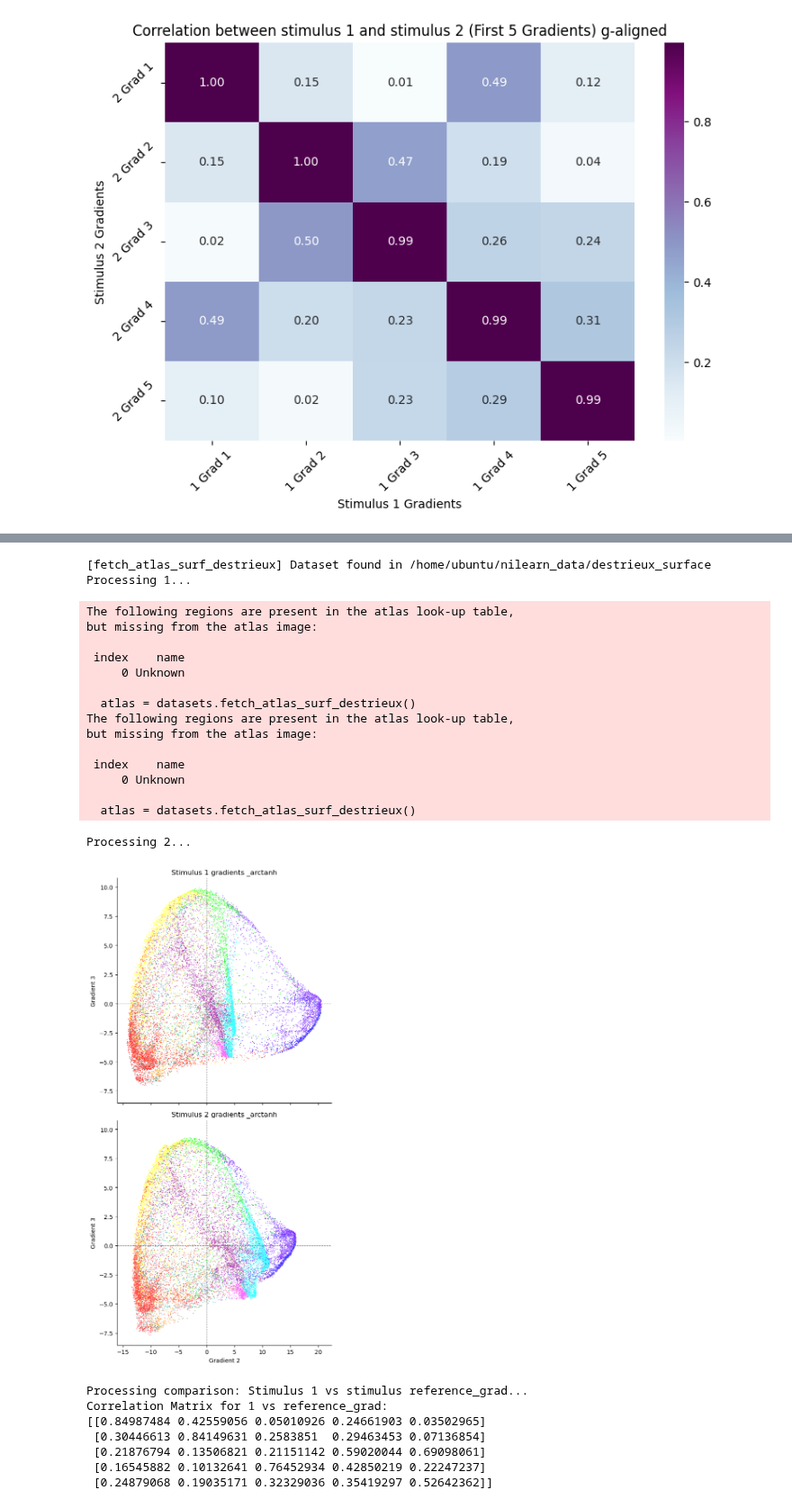
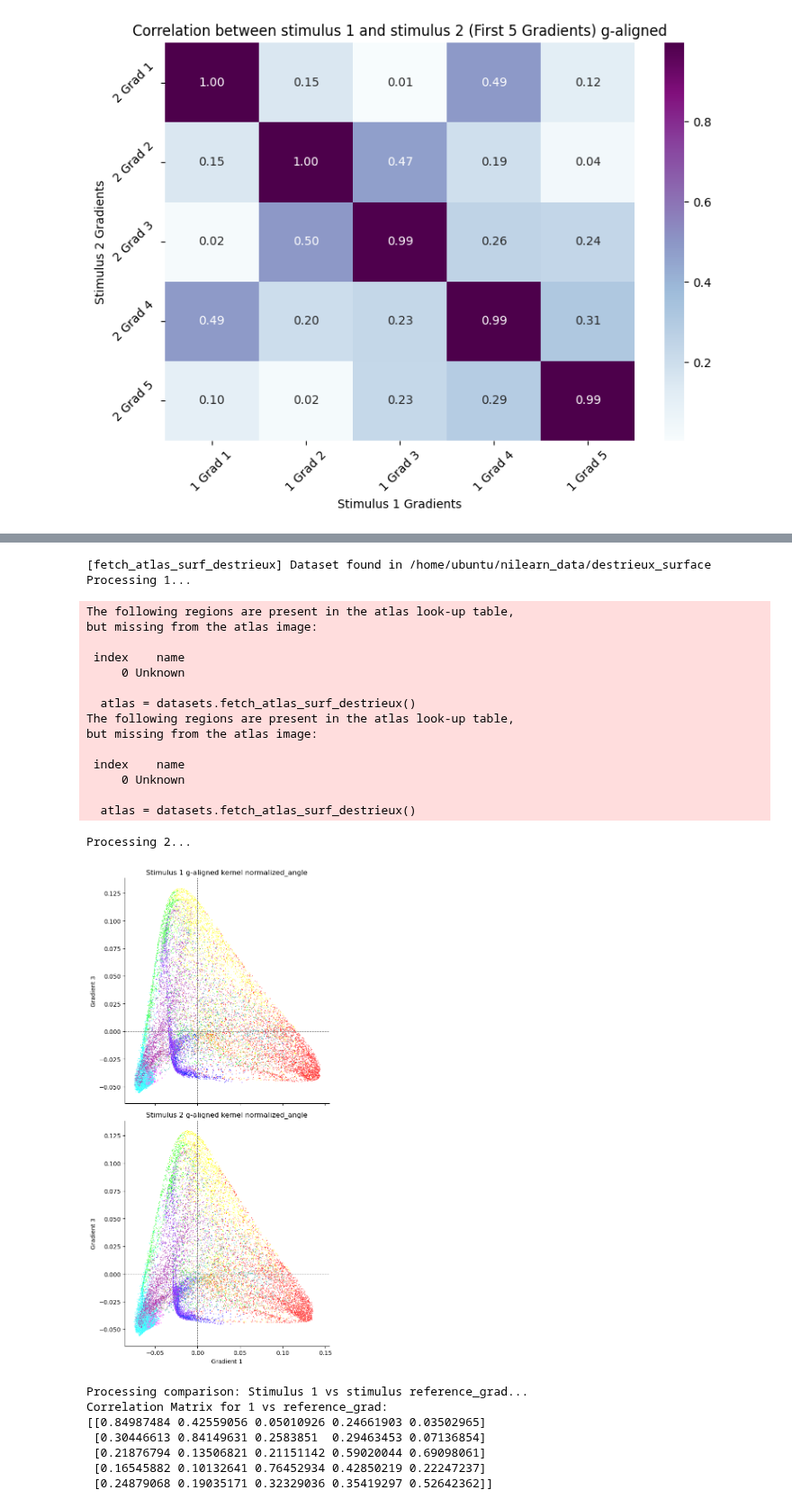
Before and after one commit to mrenke/parietal_patterns, a Jupyter notebook: sophie/average_gradient_glmsingle.ipynb, the cells around one changed output, grey strips where cells are left out. Shown at 90% size. Saved outputs shown, nothing was run; the diff lists cells and outputs as text; code cells hidden in the pictures.

```diff
--- a/sophie/average_gradient_glmsingle.ipynb
+++ b/sophie/average_gradient_glmsingle.ipynb
@@ -236,6 +264,3 @@ print(np.min(connectivity_matrix), np.max(connectivity_matrix))
 # for stim 1 no group --> -0.1755429620350623 0.9764788884936941
 # %% [output]
 -0.1755429620350623 0.9764788884936941
-# %%
-g_ref = np.load(op.join(bids_folder_matrices,'derivatives', 'gradients.glmsingle','sub-All', f'stimulus_{stimulus}', f'sub-All_gradients_space-fsaverag5_n10_stimulus_{stimulus}_betas.npy')) # same labeling_noParcel as cm_unfiltered
-g_ref.shape
@@ -406,13 +545,14 @@ bids_folder_matrices = '/mnt_AdaBD_largefiles/Data/SMILE_DATA/DNumRisk/ds-dnumri
 specification = '' # align_spec = '_align-procrustes'
 
 sub = 'All'
-stim = 'both'
+stimuli = ['1', '2']
 groups = ['0', '1']
-spec = 'gradients'  #g-aligned
-grad = {'0': [],
-        '1': []}
+spec = 'gradients'  # g-aligned
+kernel = 'normalized_angle' # None
+grad = {'0': {'1': [], '2': []},
+        '1': {'1': [], '2': []}}
 
 for group in groups:
-    target_dir = op.join(bids_folder_matrices, 'derivatives', 'gradients.glmsingle', f'sub-{sub}', f'stimulus_{stim}')
-
-    grad[group] = np.load(op.join(target_dir,f'sub-{sub}_{spec}_space-fsaverag5_n10{specification}_stimulus_{stim}_group-{group}_betas.npy'))
+        for stim in stimuli:
+                target_dir = op.join(bids_folder_matrices, 'derivatives', 'gradients.glmsingle', f'sub-{sub}', f'stimulus_{stim}')
+                grad[group][stim] = np.load(op.join(target_dir,f'sub-{sub}_{spec}_space-fsaverag5_n10{specification}_stimulus-{stim}_betas_kernel-{kernel}_group-{group}.npy'))
@@ -640,8 +857,4 @@ for stim in stimuli:
-# %%
-caNets_fsav5_mapping = caNets_fsav5_mapping[mask]
 # %%
-# remember to load bids_folder definition
-
 import numpy as np
 import os.path as op
 import pandas as pd
@@ -649,13 +862,15 @@ import seaborn as sns
 import matplotlib.pyplot as plt
 from my_utils import get_basic_mask
 
+bids_folder_matrices = '/mnt_AdaBD_largefiles/Data/SMILE_DATA/DNumRisk/ds-dnumrisk'
+
 mask, labeling_noParcel = get_basic_mask()
 
 sub = 'All'
 stimuli_types = ['1', '2']
-spec = 'gradients'  # g-aligned
-arctanh = '_arctanh' #''
-network_map = caNets_fsav5_mapping # needs to be masked!! # precis_map
+spec = 'g-aligned'  # gradients
+kernel = 'normalized_angle' # None
+network_map = caNets_fsav5_mapping[mask] # only ca map needs to be masked!! #  precis_map
 
 # Create a dictionary mapping network names to colors
 network_colors = {name: color for name, color in zip(CAatlas_names['Network Name'], ca_cmap.colors[1:])}
@@ -675,57 +890,65 @@ for i, stimulus in enumerate(stimuli_types):  # Use enumerate to get the index (
         # Load the combined gradient matrix for the current stimulus
         gradients = np.load(op.join(bids_folder_matrices, 'derivatives', 'gradients.glmsingle',
                                      f'sub-{sub}', f'stimulus_{stimulus}',
-                                     f'sub-{sub}_{spec}_space-fsaverag5_n10_stimulus_{stimulus}_betas{arctanh}.npy'))
+                                     f'sub-{sub}_{spec}_space-fsaverag5_n10_stimulus-{stimulus}_betas_kernel-{kernel}_av-aligned.npy'))
 
-        # Extract the first two rows (Gradient 1 and Gradient 2)
-        grad1 = -gradients[0, :][mask]  # First row: Gradient 1, need to flip this gradient
-        grad2 = gradients[1, :][mask]  # Second row: Gradient 2
-        grad3 = gradients[2, :][mask]  # Second row: Gradient 3
+        if stimulus == '1':
+            # Extract the first two rows (Gradient 1 and Gradient 2)
+            grad1 = gradients[0, :][mask]  # First row: Gradient 1, need to flip this gradient
+            grad2 = gradients[1, :][mask]  # Second row: Gradient 2
+            grad3 = gradients[2, :][mask]  # Second row: Gradient 3
+
+        else:
+            # Extract the first two rows (Gradient 1 and Gradient 2)
+            grad1 = gradients[0, :][mask]  # First row: Gradient 1, need to flip this gradient for stim 2
+            grad2 = gradients[1, :][mask]  # Second row: Gradient 2, need to flip this gradient for stim 2
+            grad3 = gradients[2, :][mask]  # Second row: Gradient 3
+
 
         # Create a DataFrame for plotting
         df = pd.DataFrame({
             'Gradient 1': grad1,
             'Gradient 2': grad2,
             'Gradient 3': grad3,
-            'ca_network': network_map # [stim]  # Map network indices to vertices
+            'ca_network': network_map #   # Map network indices to vertices [stim]
         })
 
         # Map network names to the ca_network column
         df['ca_network_name'] = df['ca_network'].map(CAatlas_names['Network Name'])
 
         # Scatter plot of Gradient 1 vs Gradient 2
-        sns.scatterplot(data=df, x='Gradient 2', y='Gradient 3', hue='ca_network_name',
+        sns.scatterplot(data=df, x='Gradient 1', y='Gradient 3', hue='ca_network_name',
                         palette=network_colors, s=1.4, legend=False, ax=axs[i])
-        axs[i].set(title=f'Stimulus {stimulus} {spec} {arctanh}', xlabel='Gradient 2', ylabel='Gradient 3') # mapping to beta derived precision mapping map
+        axs[i].set(title=f'Stimulus {stimulus} {spec} kernel {kernel}', xlabel='Gradient 1', ylabel='Gradient 3') # mapping to beta derived precision mapping map
         axs[i].axhline(0, color='gray', linestyle='--', linewidth=0.8)
         axs[i].axvline(0, color='gray', linestyle='--', linewidth=0.8)
 
     except Exception as e:
         print(f'Failed to process {stimulus}: {e}')
 
 # Adjust layout and remove spines
 plt.tight_layout()
 sns.despine()
 plt.show()
 # %% [output]
 [fetch_atlas_surf_destrieux] Dataset found in /home/ubuntu/nilearn_data/destrieux_surface
 Processing 1...
 The following regions are present in the atlas look-up table,
 but missing from the atlas image:
 
  index    name
      0 Unknown
 
   atlas = datasets.fetch_atlas_surf_destrieux()
 The following regions are present in the atlas look-up table,
 but missing from the atlas image:
 
  index    name
      0 Unknown
 
   atlas = datasets.fetch_atlas_surf_destrieux()
 Processing 2...
-[figure, old version]
+[figure, new version]
 # %%
 # correlation matrices between unaligned gradients and whole task gradients
 
```
Also changed, not shown: parts of 32 cells of this notebook, 3 other files.
